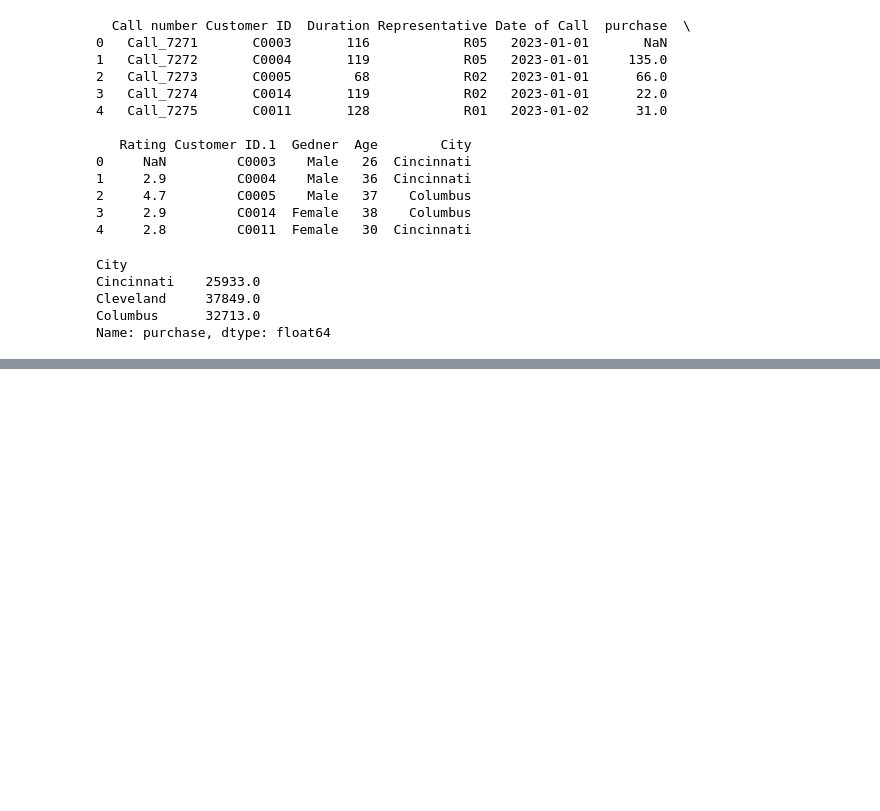
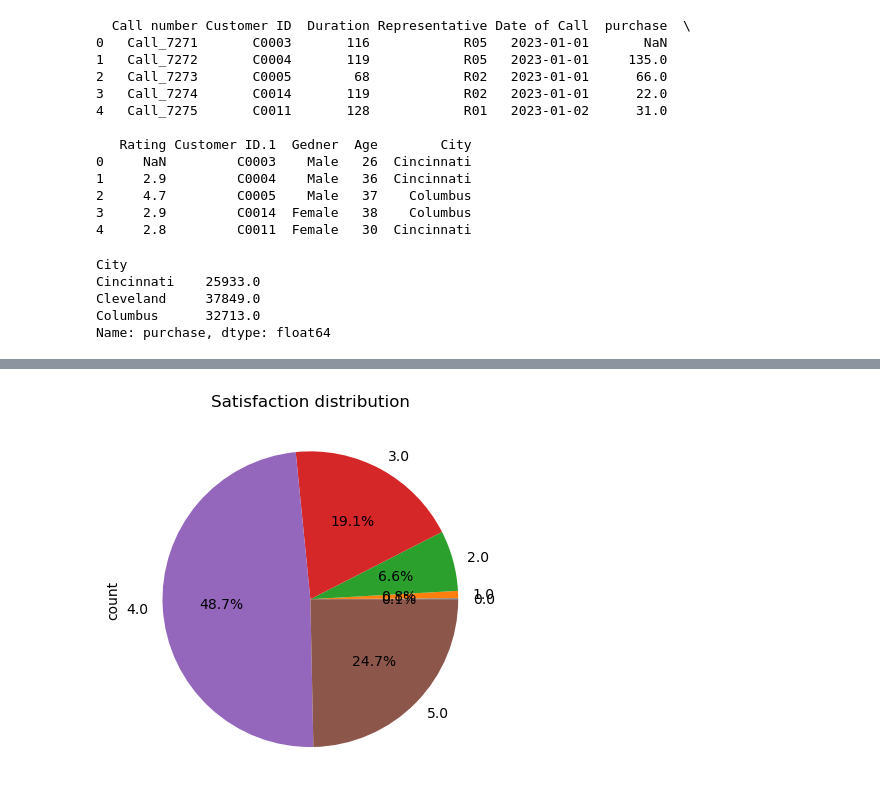
Before and after one commit to RAMAPRIYAM268/Call-Centre-Performance-Analysis, a Jupyter notebook: Source/call_centre.ipynb, the cells around one changed output, grey strips where cells are left out. Saved outputs shown, nothing was run; the diff lists cells and outputs as text; code cells hidden in the pictures; blank space fills up the shorter version.

```diff
--- a/Source/call_centre.ipynb
+++ b/Source/call_centre.ipynb
@@ -538,0 +712,9 @@ Name: purchase, dtype: float64
+# %%
+calls["Rating"]=calls["Rating"].round()
+# %%
+#Are most customer Satisfaction
+calls["Rating"].value_counts().sort_index().plot(kind="pie",autopct="%1.1f%%")
+plt.title("Satisfaction distribution")
+plt.show()
+# %% [output]
+[figure, added]
```
Also changed, not shown: parts of 51 cells of this notebook, 1 other file.
